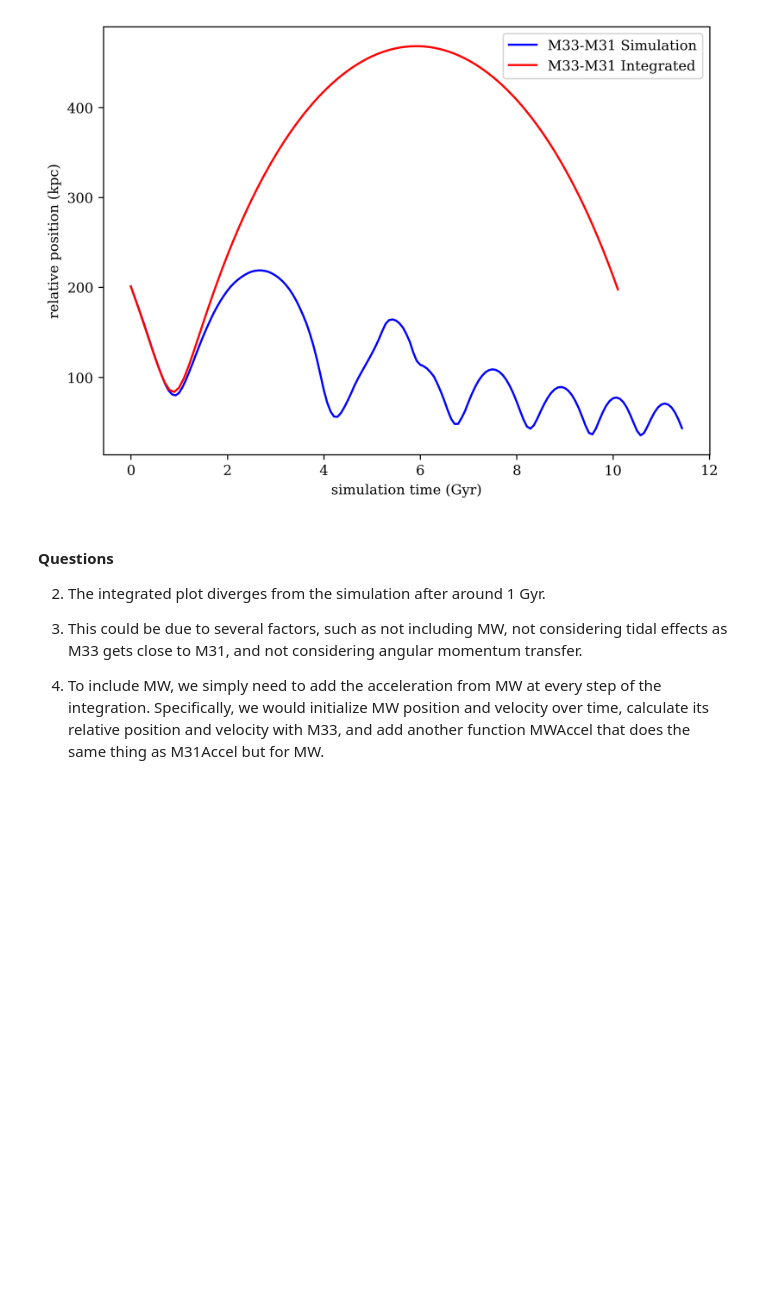
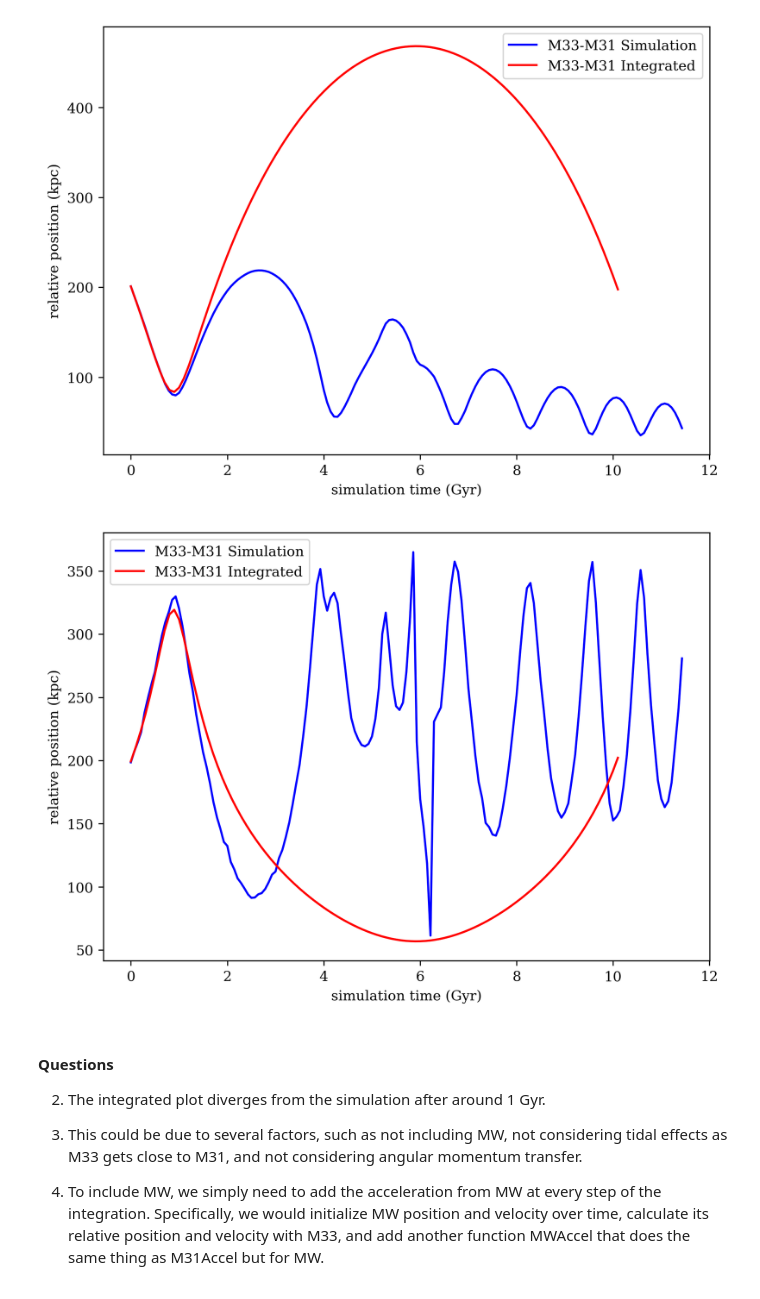
Before and after one commit to wxs0703/astr400b, a Jupyter notebook: Homeworks/Homework7/Homework7.ipynb, the cells around one changed output. Saved outputs shown, nothing was run; the diff lists cells and outputs as text; code cells hidden in the pictures; blank space fills up the shorter version.

```diff
--- a/Homeworks/Homework7/Homework7.ipynb
+++ b/Homeworks/Homework7/Homework7.ipynb
@@ -288,18 +288,20 @@ plt.savefig('orbit_M33_M31.jpg')
 # %%
 # Plot the Orbit of the galaxies
 #################################
 plt.rcParams.update({"font.family": "serif", "figure.dpi": 300})
 
 fig = plt.figure(figsize=(7, 5))
 ax = fig.add_subplot()
-ax.plot(t_sim, dist_M33_M31, c='blue', label='M33-M31 Simulation')
-ax.plot(t, r, c='red', label='M33-M31 Integrated')
+ax.plot(t_sim, vel_M33_M31, c='blue', label='M33-M31 Simulation')
+ax.plot(t, v, c='red', label='M33-M31 Integrated')
 ax.set_xlabel('simulation time (Gyr)')
 ax.set_ylabel('relative position (kpc)')
 ax.legend()
 
 plt.tight_layout()
-plt.savefig('orbit_M33_M31.jpg')
+plt.savefig('velocity_M33_M31.jpg')
+# %% [output]
+[figure, added]
 # %% [markdown]
 #### Questions
 
```
